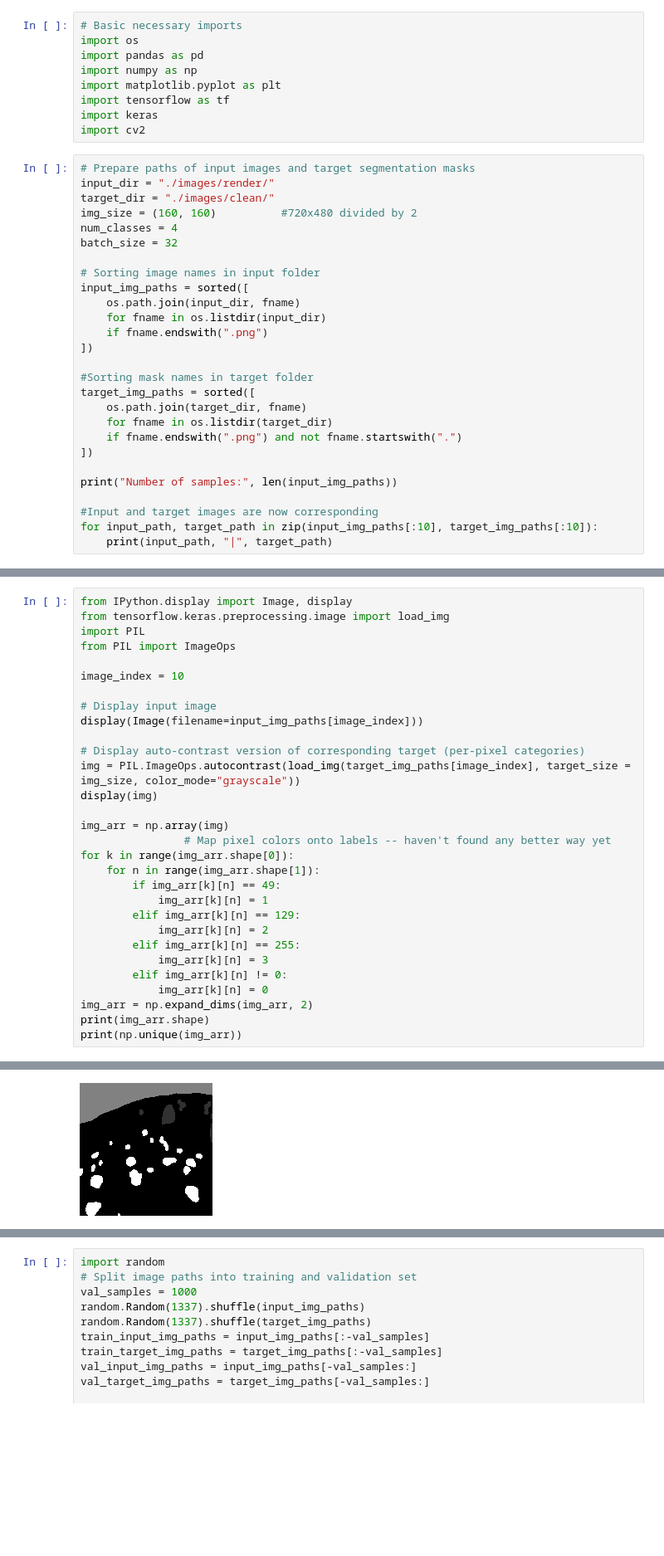
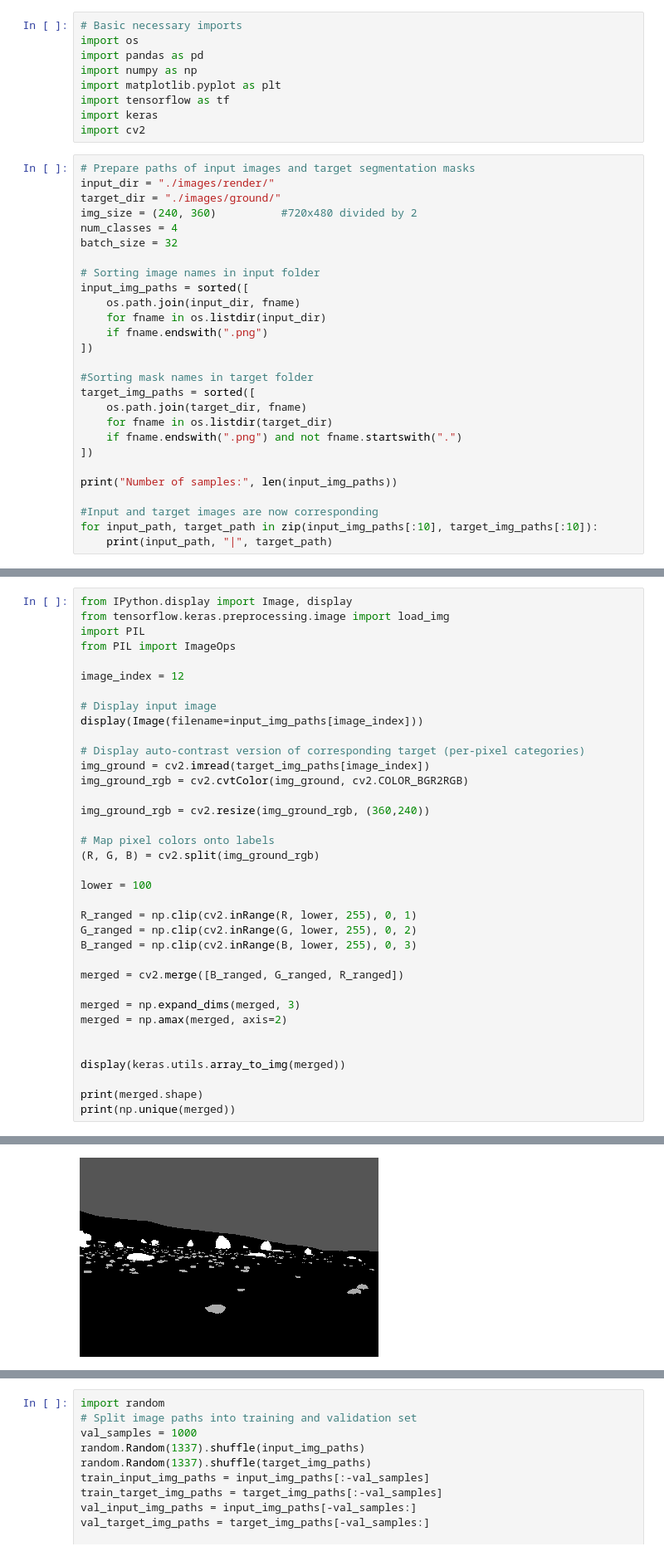
Before and after one commit to danielmarek22/Extraterrestial-Rock-Segmentation, a Jupyter notebook: TrainingPipeline.ipynb, the cells around one changed output, grey strips where cells are left out. Shown at 83% size. Cells and saved outputs as stored; diff of their text form; blank space fills up the shorter version.

Commit message:
Add new mask creation algorithm from ground truth images

```diff
--- a/TrainingPipeline.ipynb
+++ b/TrainingPipeline.ipynb
@@ -10,8 +10,8 @@ import cv2
 # %%
 # Prepare paths of input images and target segmentation masks
 input_dir = "./images/render/"
-target_dir = "./images/clean/"
-img_size = (160, 160)          #720x480 divided by 2
+target_dir = "./images/ground/"
+img_size = (240, 360)          #720x480 divided by 2
 num_classes = 4
 batch_size = 32
 
@@ -52,28 +52,34 @@ from tensorflow.keras.preprocessing.image import load_img
 import PIL
 from PIL import ImageOps
 
-image_index = 10
+image_index = 12
 
 # Display input image
 display(Image(filename=input_img_paths[image_index]))
 
 # Display auto-contrast version of corresponding target (per-pixel categories)
-img = PIL.ImageOps.autocontrast(load_img(target_img_paths[image_index], target_size = img_size, color_mode="grayscale"))
-display(img)
+img_ground = cv2.imread(target_img_paths[image_index])
+img_ground_rgb = cv2.cvtColor(img_ground, cv2.COLOR_BGR2RGB)
 
-img_arr = np.array(img)
-                # Map pixel colors onto labels -- haven't found any better way yet
-for k in range(img_arr.shape[0]):
-    for n in range(img_arr.shape[1]):
-        if img_arr[k][n] == 49:
-            img_arr[k][n] = 1
-        elif img_arr[k][n] == 129:
-            img_arr[k][n] = 2
-        elif img_arr[k][n] == 255:
-            img_arr[k][n] = 3
-        elif img_arr[k][n] != 0:
-            img_arr[k][n] = 0
-img_arr = np.expand_dims(img_arr, 2)
-print(img_arr.shape)
-print(np.unique(img_arr))
+img_ground_rgb = cv2.resize(img_ground_rgb, (360,240))
+
+# Map pixel colors onto labels
+(R, G, B) = cv2.split(img_ground_rgb)
+
+lower = 100
+
+R_ranged = np.clip(cv2.inRange(R, lower, 255), 0, 1)
+G_ranged = np.clip(cv2.inRange(G, lower, 255), 0, 2)
+B_ranged = np.clip(cv2.inRange(B, lower, 255), 0, 3)
+
+merged = cv2.merge([B_ranged, G_ranged, R_ranged])
+
+merged = np.expand_dims(merged, 3)
+merged = np.amax(merged, axis=2)
+
+
+display(keras.utils.array_to_img(merged))
+
+print(merged.shape)
+print(np.unique(merged))
 # %% [output]
@@ -81 +87 @@ print(np.unique(img_arr))
-[figure, old version]
+[figure, new version]
```
Also changed, not shown: parts of 4 cells of this notebook, 1 other file.
